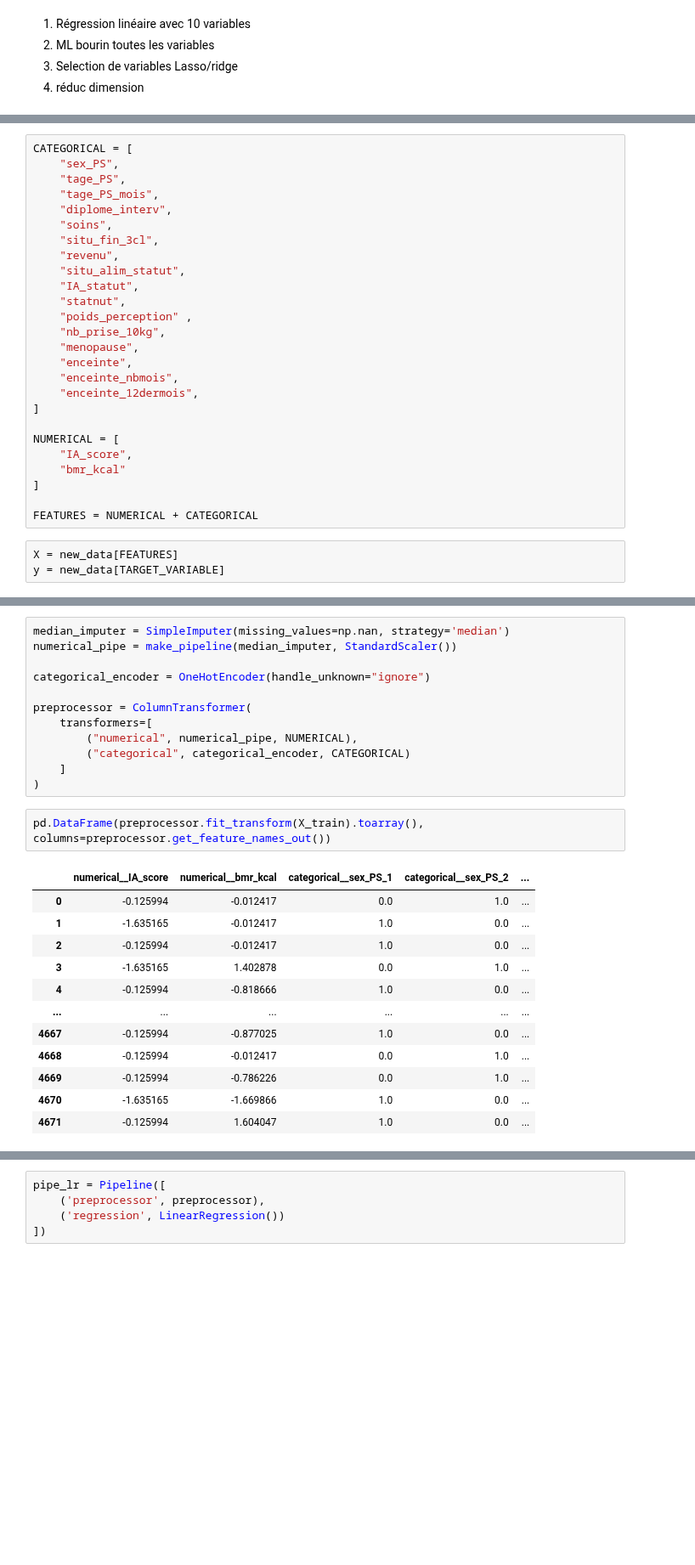
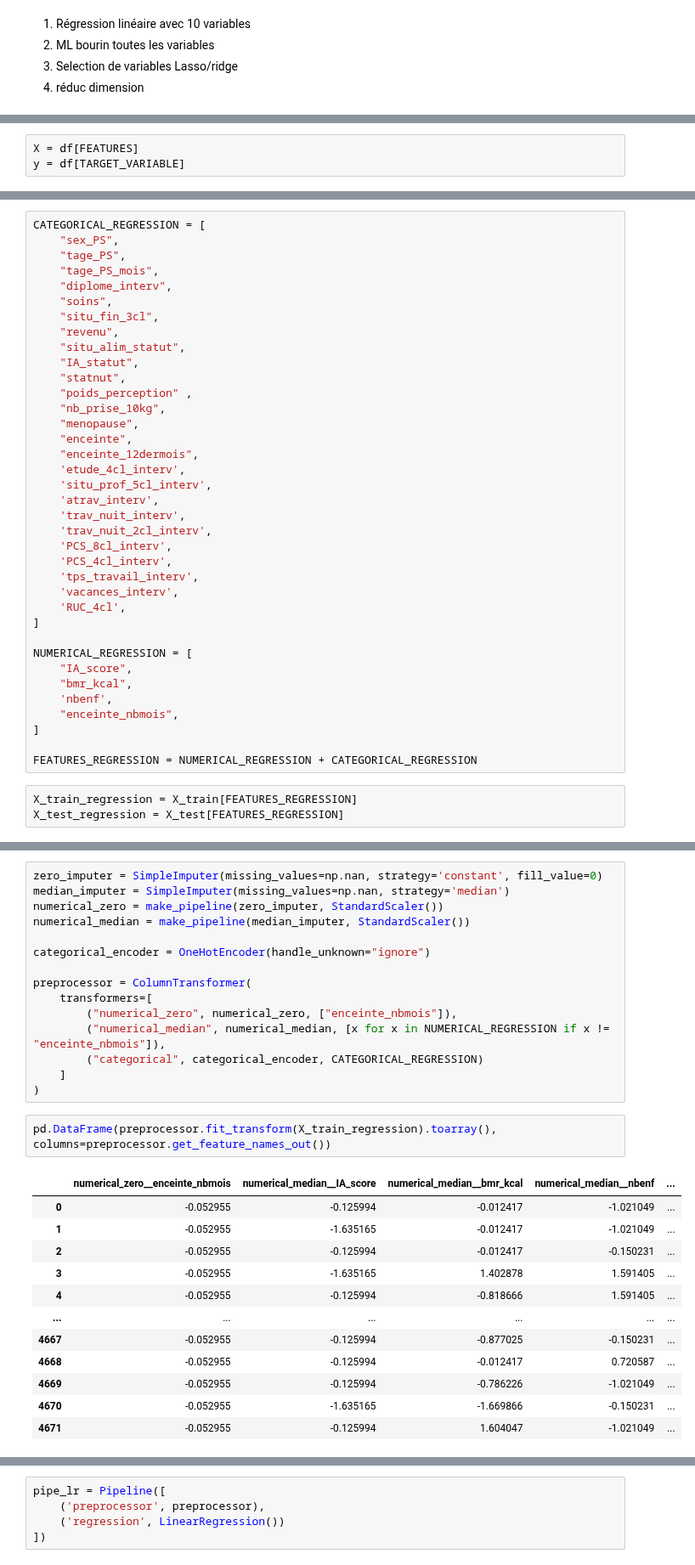
Before and after one commit to InseeFrLab/funathon2023_sujet3, a Jupyter notebook: Python_3_IMC_prediction.ipynb, the cells around one changed output, grey strips where cells are left out. Shown at 85% size. Cells and saved outputs as stored; diff of their text form; blank space fills up the shorter version.

```diff
--- a/Python_3_IMC_prediction.ipynb
+++ b/Python_3_IMC_prediction.ipynb
@@ -200,0 +85,3 @@ SEED=2023
+# %%
+X = df[FEATURES]
+y = df[TARGET_VARIABLE]
@@ -201,5 +94,5 @@ SEED=2023
 # %%
-CATEGORICAL = [
+CATEGORICAL_REGRESSION = [
     "sex_PS",
     "tage_PS",
     "tage_PS_mois",
@@ -214,16 +107,27 @@ CATEGORICAL = [
     "nb_prise_10kg",
     "menopause",
     "enceinte",
-    "enceinte_nbmois",
     "enceinte_12dermois",
+    'etude_4cl_interv',
+    'situ_prof_5cl_interv',
+    'atrav_interv',
+    'trav_nuit_interv',
+    'trav_nuit_2cl_interv',
+    'PCS_8cl_interv',
+    'PCS_4cl_interv',
+    'tps_travail_interv',
+    'vacances_interv',
+    'RUC_4cl',
 ]
 
-NUMERICAL = [
+NUMERICAL_REGRESSION = [
     "IA_score",
-    "bmr_kcal"
+    "bmr_kcal",
+    'nbenf',
+    "enceinte_nbmois",
 ]
 
-FEATURES = NUMERICAL + CATEGORICAL
+FEATURES_REGRESSION = NUMERICAL_REGRESSION + CATEGORICAL_REGRESSION
 # %%
-X = new_data[FEATURES]
-y = new_data[TARGET_VARIABLE]
+X_train_regression = X_train[FEATURES_REGRESSION]
+X_test_regression = X_test[FEATURES_REGRESSION]
@@ -261,27 +166,30 @@ from sklearn.model_selection import GridSearchCV
 # %%
+zero_imputer = SimpleImputer(missing_values=np.nan, strategy='constant', fill_value=0)
 median_imputer = SimpleImputer(missing_values=np.nan, strategy='median')
-numerical_pipe = make_pipeline(median_imputer, StandardScaler())
+numerical_zero = make_pipeline(zero_imputer, StandardScaler())
+numerical_median = make_pipeline(median_imputer, StandardScaler())
 
 categorical_encoder = OneHotEncoder(handle_unknown="ignore")
 
 preprocessor = ColumnTransformer(
     transformers=[
-        ("numerical", numerical_pipe, NUMERICAL),
-        ("categorical", categorical_encoder, CATEGORICAL)
+        ("numerical_zero", numerical_zero, ["enceinte_nbmois"]),
+        ("numerical_median", numerical_median, [x for x in NUMERICAL_REGRESSION if x != "enceinte_nbmois"]),
+        ("categorical", categorical_encoder, CATEGORICAL_REGRESSION)
     ]
 )
 # %%
-pd.DataFrame(preprocessor.fit_transform(X_train).toarray(), columns=preprocessor.get_feature_names_out())
+pd.DataFrame(preprocessor.fit_transform(X_train_regression).toarray(), columns=preprocessor.get_feature_names_out())
 # %% [output]
-|  | numerical__IA_score | numerical__bmr_kcal | categorical__sex_PS_1 | categorical__sex_PS_2 | ... |
-| 0 | -0.125994 | -0.012417 | 0.0 | 1.0 | ... |
-| 1 | -1.635165 | -0.012417 | 1.0 | 0.0 | ... |
-| 2 | -0.125994 | -0.012417 | 1.0 | 0.0 | ... |
-| 3 | -1.635165 | 1.402878 | 0.0 | 1.0 | ... |
-| 4 | -0.125994 | -0.818666 | 1.0 | 0.0 | ... |
+|  | numerical_zero__enceinte_nbmois | numerical_median__IA_score | numerical_median__bmr_kcal | numerical_median__nbenf | ... |
+| 0 | -0.052955 | -0.125994 | -0.012417 | -1.021049 | ... |
+| 1 | -0.052955 | -1.635165 | -0.012417 | -1.021049 | ... |
+| 2 | -0.052955 | -0.125994 | -0.012417 | -0.150231 | ... |
+| 3 | -0.052955 | -1.635165 | 1.402878 | 1.591405 | ... |
+| 4 | -0.052955 | -0.125994 | -0.818666 | 1.591405 | ... |
 | ... | ... | ... | ... | ... | ... |
-| 4667 | -0.125994 | -0.877025 | 1.0 | 0.0 | ... |
-| 4668 | -0.125994 | -0.012417 | 0.0 | 1.0 | ... |
-| 4669 | -0.125994 | -0.786226 | 0.0 | 1.0 | ... |
-| 4670 | -1.635165 | -1.669866 | 1.0 | 0.0 | ... |
-| 4671 | -0.125994 | 1.604047 | 1.0 | 0.0 | ... |
+| 4667 | -0.052955 | -0.125994 | -0.877025 | -0.150231 | ... |
+| 4668 | -0.052955 | -0.125994 | -0.012417 | 0.720587 | ... |
+| 4669 | -0.052955 | -0.125994 | -0.786226 | -1.021049 | ... |
+| 4670 | -0.052955 | -1.635165 | -1.669866 | -0.150231 | ... |
+| 4671 | -0.052955 | -0.125994 | 1.604047 | -1.021049 | ... |
```
Also changed, not shown: parts of 51 cells of this notebook.
